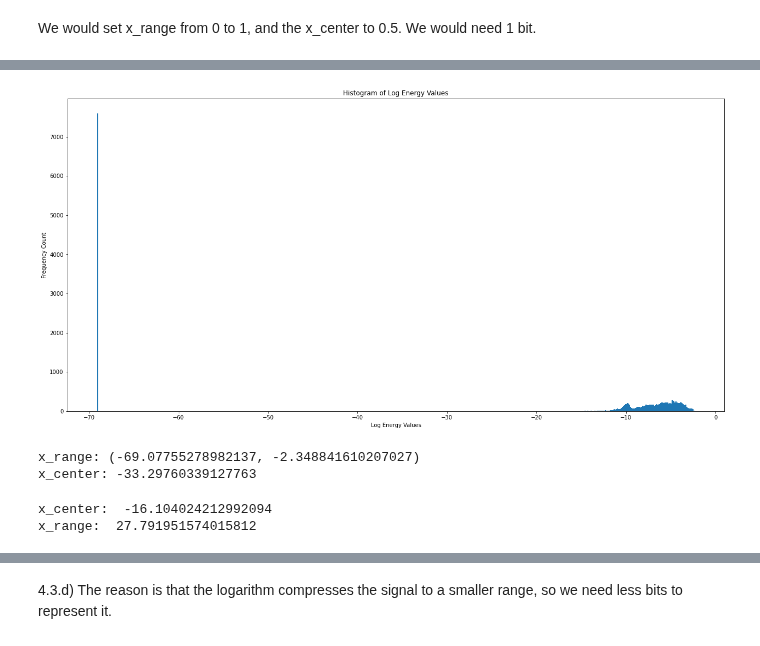
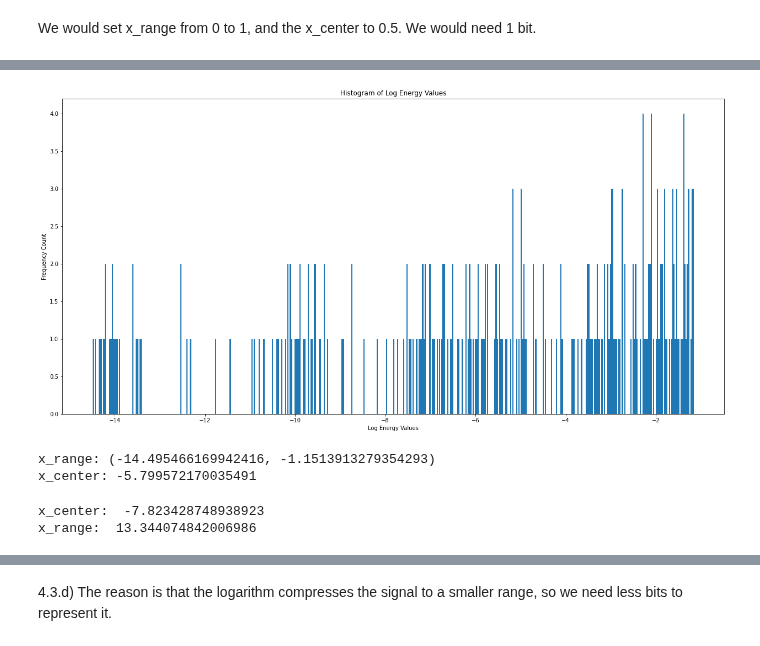
Before and after one commit to angelonti/uhh_ssp_summer2023, a Jupyter notebook: exercise4/exercise4_final.ipynb, the cells around one changed output, grey strips where cells are left out. Drawn from its saved outputs; the diff is of its cells as text; code cells hidden in the pictures.

```diff
--- a/exercise4/exercise4_final.ipynb
+++ b/exercise4/exercise4_final.ipynb
@@ -1196,8 +1197,10 @@ fig = plt.gcf()
 fig.set_size_inches(21.5, 10.5)
 
 # Plot histogram
+energy = powers*m_frames.shape[1]
 num_bins = 50
-hist, bins, _ = plt.hist(variable_f0_signal_improved_quantized, bins=num_bins)
+#hist, bins, _ = plt.hist(variable_f0_signal_improved_quantized, bins=num_bins)
+hist, bins, _ = plt.hist(energy, bins=num_bins)
 
 # Find appropriate values for x_range and x_center
 x_range = (np.min(bins), np.max(bins))
@@ -1233,33 +1346,33 @@ sd.play(quantized_signal, sampling_rate)
 # %%
 #4.3.c
 # Take the logarithm of the energy values
 fig = plt.gcf()
 fig.set_size_inches(21.5, 10.5)
-log_energy_values = np.log(np.maximum(variable_f0_signal_improved_quantized, 10**(-30)))
+log_energy_values = np.log(np.maximum(energy, 10**(-30)))
 
 # Plot the histogram
 num_bins = 500
 plt.hist(log_energy_values, bins=num_bins)
 plt.xlabel('Log Energy Values')
 plt.ylabel('Frequency Count')
 plt.title('Histogram of Log Energy Values')
 plt.show()
 
 # Find x_range and x_center
 x_range = (np.min(log_energy_values), np.max(log_energy_values))
 x_center = np.mean(log_energy_values)
 
 print('x_range:', x_range)
 print('x_center:', x_center)
 # %% [output]
-[figure, old version]
+[figure, new version]
-x_range: (-69.07755278982137, -2.348841610207027)
-x_center: -33.29760339127763
+x_range: (-14.495466169942416, -1.1513913279354293)
+x_center: -5.799572170035491
 # %%
-x_range = -2.208048425984188 - (-30.0)
-x_center = (-2.208048425984188 + (-30.0))/2
+x_range = -1.1513913279354293 - (-14.495466169942416)
+x_center = (-1.1513913279354293 - 14.495466169942416)/2
 print("x_center: ", x_center)
 print("x_range: ", x_range)
 # %% [output]
-x_center:  -16.104024212992094
-x_range:  27.791951574015812
+x_center:  -7.823428748938923
+x_range:  13.344074842006986
```
Also changed, not shown: parts of 32 cells of this notebook.
